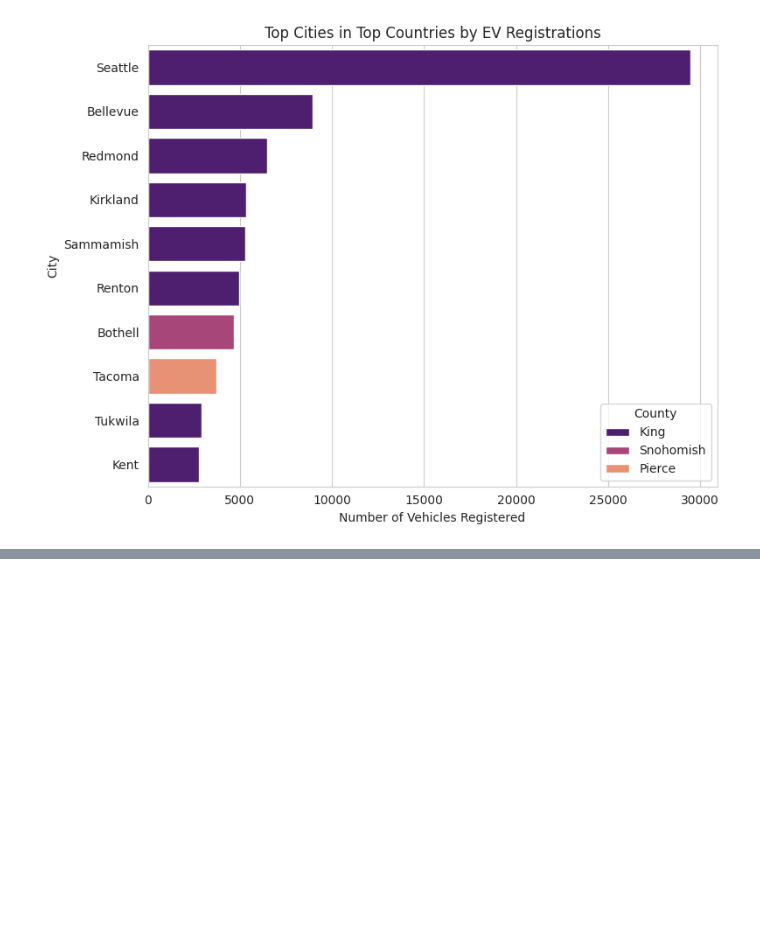
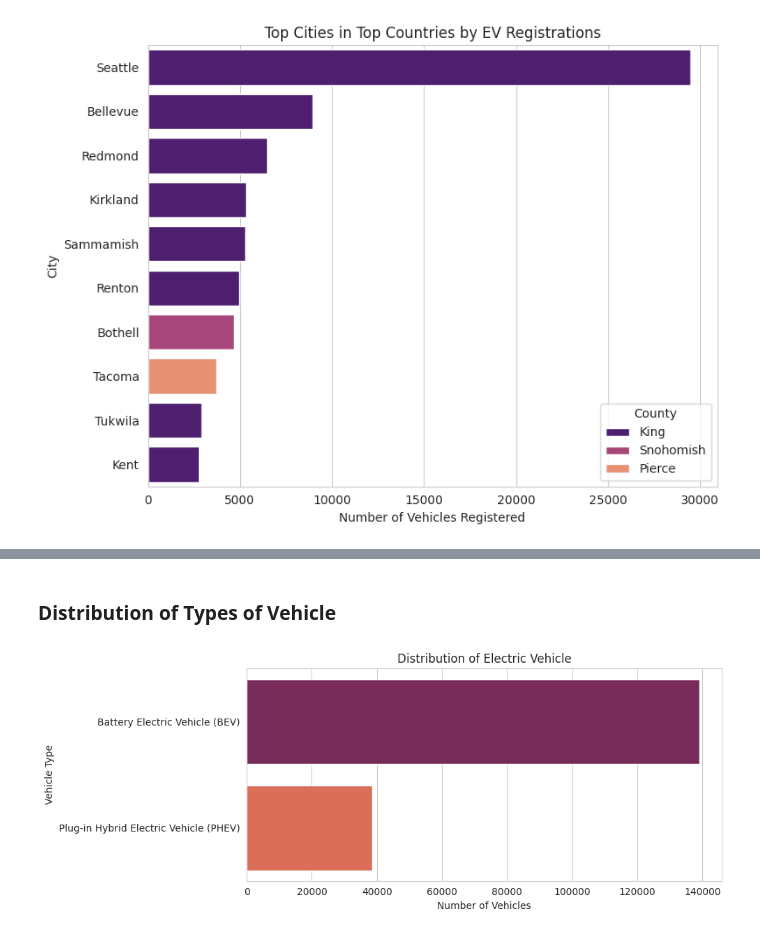
Before and after one commit to KrishKanojia/Data-Science-Practice, a Jupyter notebook: Electric_Vehicles_Market_Size_Analysis.ipynb, the cells around one changed output, grey strips where cells are left out. Cells and saved outputs as stored; diff of their text form; code cells hidden in the pictures; blank space fills up the shorter version.

```diff
--- a/Electric_Vehicles_Market_Size_Analysis.ipynb
+++ b/Electric_Vehicles_Market_Size_Analysis.ipynb
@@ -114,0 +108,13 @@ Name: count, dtype: int64
+# %% [markdown]
+### Distribution of Types of Vehicle
+# %%
+ev_type_distribution = df['Electric Vehicle Type'].value_counts()
+plt.figure(figsize=(10, 4))
+sns.barplot(x = ev_type_distribution.values, y=ev_type_distribution.index, palette="rocket" )
+plt.xlabel("Number of Vehicles")
+plt.ylabel("Vehicle Type")
+plt.title("Distribution of Electric Vehicle")
+plt.tight_layout()
+plt.show()
+# %% [output]
+[figure, added]
```
Also changed, not shown: parts of 1 cell of this notebook.
